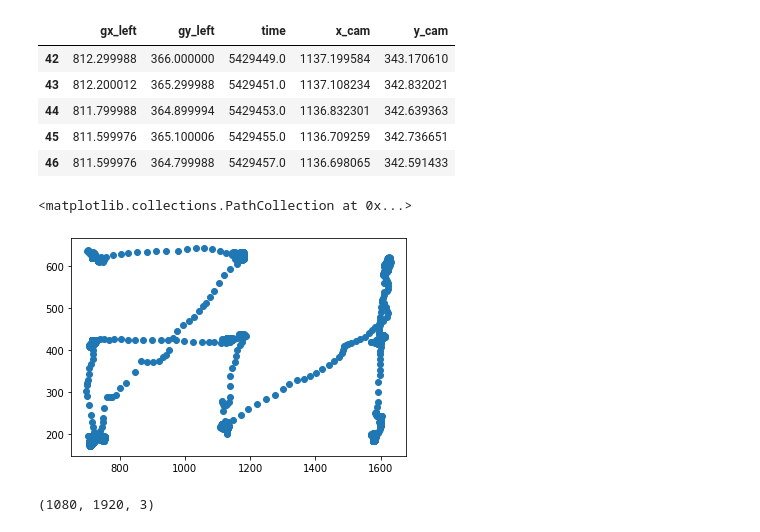
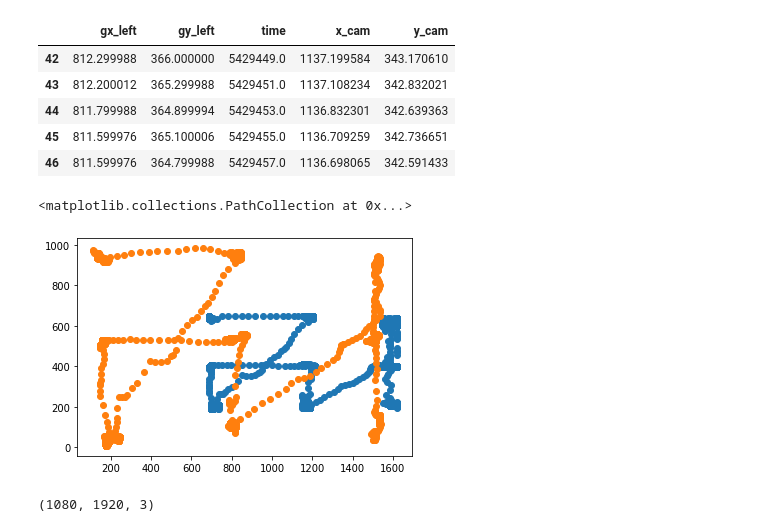
Before and after one commit to ndhuu/fyp_result, a Jupyter notebook: eyelink.ipynb, the cells around one changed output. Drawn from its saved outputs; the diff is of its cells as text; code cells hidden in the pictures.

```diff
--- a/eyelink.ipynb
+++ b/eyelink.ipynb
@@ -1080,9 +1080,10 @@ b.head()
 | 46 | 811.599976 | 364.799988 | 5429457.0 | 1136.698065 | 342.591433 |
 # %%
 plt.scatter(b[b['time'] >= 5429731]['x_cam'], b[b['time'] >= 5429731]['y_cam'])
+plt.scatter(b[b['time'] >= 5429731]['gx_left'], b[b['time'] >= 5429731]['gy_left'])
 # %% [output]
 <matplotlib.collections.PathCollection at 0x...>
-[figure, old version]
+[figure, new version]
 # %%
 image = cv2.imread(video_data_dir.format(5898))
 output = image.copy()
```
